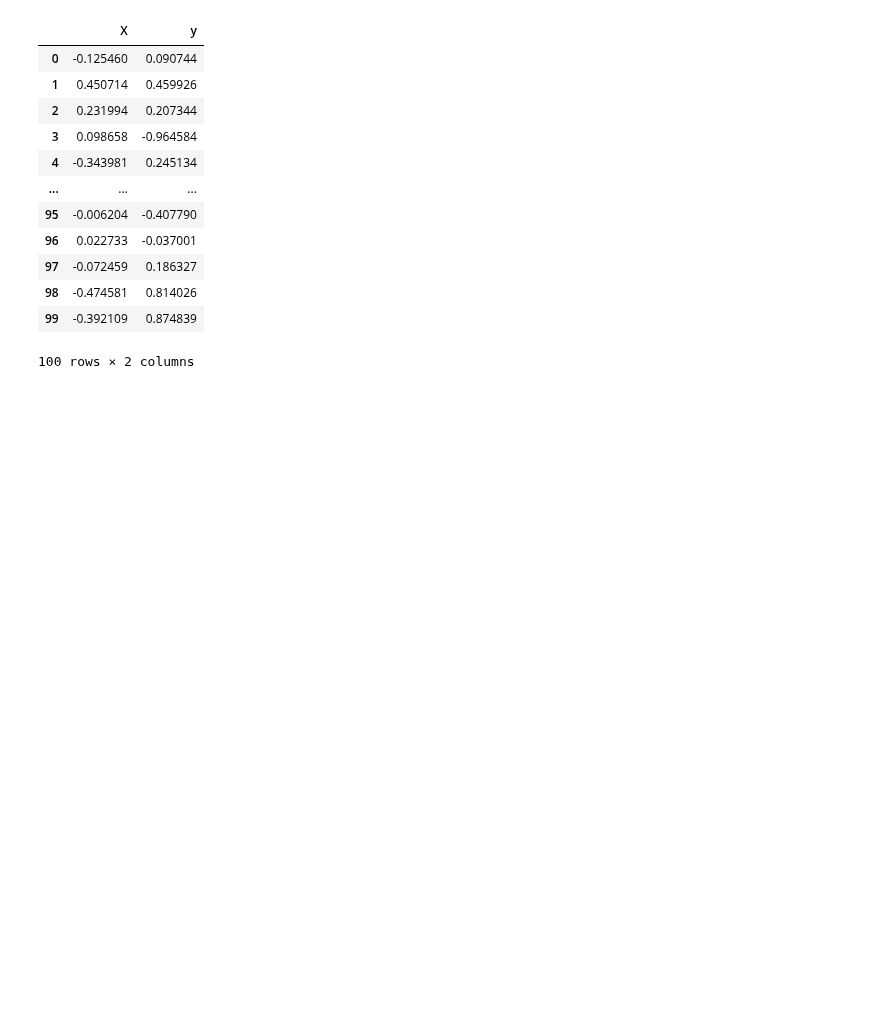
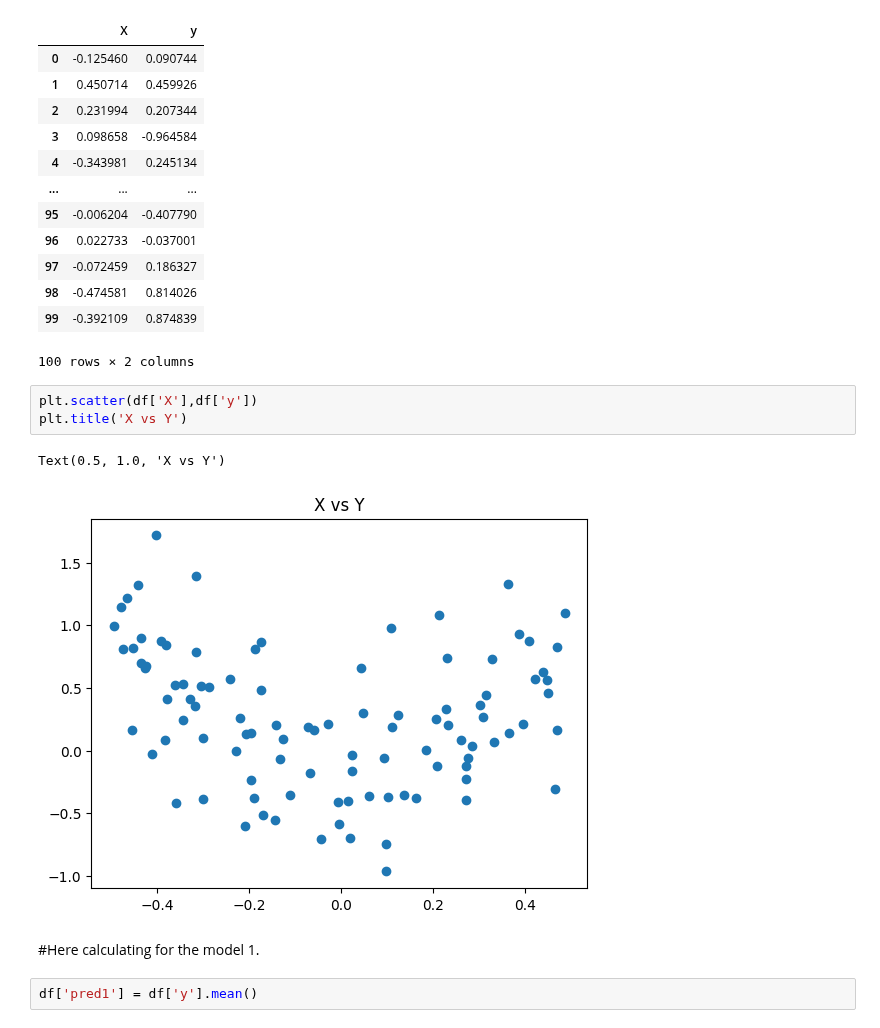
Before and after one commit to rocket0l4/ML-files, a Jupyter notebook: Gradient_boost_.ipynb, the cells around one changed output. Saved outputs shown, nothing was run; the diff lists cells and outputs as text; blank space fills up the shorter version.

```diff
--- a/Gradient_boost_.ipynb
+++ b/Gradient_boost_.ipynb
@@ -29,3 +31,13 @@ df
 | 98 | -0.474581 | 0.814026 |
 | 99 | -0.392109 | 0.874839 |
 100 rows × 2 columns
+# %%
+plt.scatter(df['X'],df['y'])
+plt.title('X vs Y')
+# %% [output]
+Text(0.5, 1.0, 'X vs Y')
+[figure, added]
+# %% [markdown]
+#Here calculating for the model 1.
+# %%
+df['pred1'] = df['y'].mean()
```
Also changed, not shown: parts of 3 cells of this notebook.
